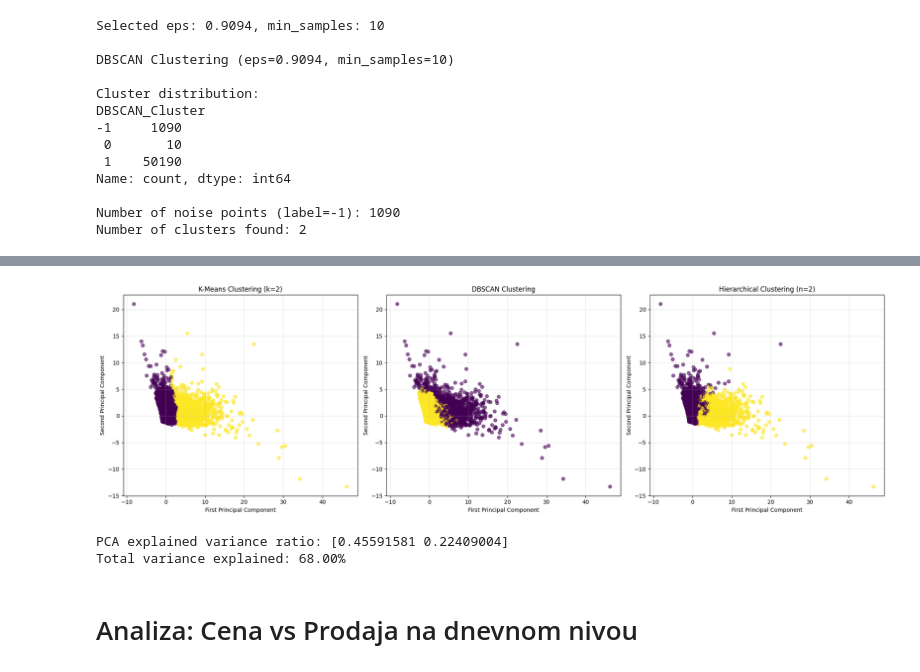
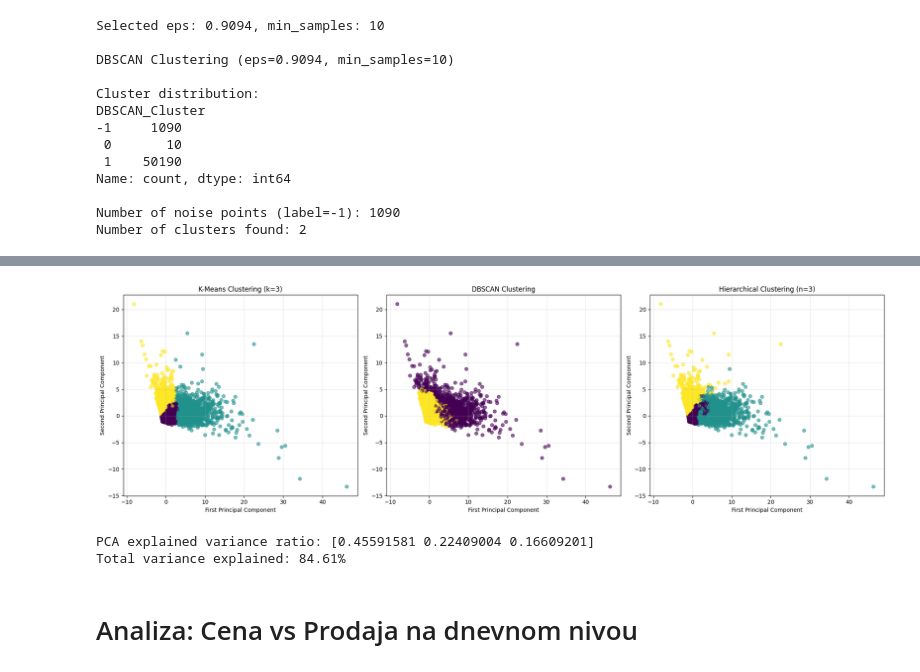
Before and after one commit to anastasijasavov/machine-learning, a Jupyter notebook: notebooks/global_superstore_20260208.ipynb, the cells around one changed output, grey strips where cells are left out. Drawn from its saved outputs; the diff is of its cells as text; code cells hidden in the pictures.

```diff
--- a/notebooks/global_superstore_20260208.ipynb
+++ b/notebooks/global_superstore_20260208.ipynb
@@ -280,6 +423,6 @@ df['Order_Priority_encoded'] = df['Order Priority'].map({
 # %%
 # Bucket Market into Continent, then one-hot encode categorical features
-from sklearn.preprocessing import LabelEncoder
+
 
 df_cluster = df.copy()
 
@@ -296,11 +439,11 @@ continent_map = {
 df_cluster['Continent'] = df_cluster['Market'].map(continent_map)
 
 # One-hot encode: Continent, Ship Mode, Segment
-ohe_cols = ['Continent', 'Ship Mode', 'Segment']
+ohe_cols = [ 'Ship Mode', 'Segment', 'Continent']#
 df_ohe = pd.get_dummies(df_cluster[ohe_cols], drop_first=True)
 
 # Drop the original columns + Market
-df_cluster = df_cluster.drop(columns=ohe_cols + ['Market'])
+df_cluster = df_cluster.drop(columns=ohe_cols + ['Market'])#
 
 # Add the one-hot encoded columns
 df_cluster = pd.concat([df_cluster, df_ohe], axis=1)
@@ -309,6 +452,9 @@ df_cluster = pd.concat([df_cluster, df_ohe], axis=1)
 remaining_cat = df_cluster.select_dtypes(include=['object']).columns.tolist()
 label_encoders = {}
 for col in remaining_cat:
+    # Skip Category and Sub-Category - keep them as categorical
+    if col in ['Category', 'Sub-Category']:
+        continue
     le = LabelEncoder()
     df_cluster[col] = le.fit_transform(df_cluster[col].astype(str))
     label_encoders[col] = le
@@ -363,12 +670,12 @@ plt.show()
 # %%
-# Prepare data for clustering - remove nulls and scale
-from sklearn.preprocessing import StandardScaler
-
-df_cluster_clean = df_cluster.dropna()
-df_cluster_clean = df_cluster_clean[['Sales', 'Quantity', 'Discount', 'Profit', 'Shipping Cost']]
-scaler = StandardScaler()
-X_scaled = scaler.fit_transform(df_cluster_clean)
-
-print(f"Shape of data for clustering: {X_scaled.shape}")
-print(f"Number of features: {X_scaled.shape[1]}")
-print(f"Number of samples: {X_scaled.shape[0]}")
+## Prepare data for clustering - remove nulls and scale
+#from sklearn.preprocessing import StandardScaler
+#
+#df_cluster_clean = df_cluster.dropna()
+##df_cluster_clean = df_cluster_clean[['Sales', 'Quantity', 'Discount', 'Profit', 'Shipping Cost']]
+#scaler = StandardScaler()
+#X_scaled = scaler.fit_transform(df_cluster_clean)
+#
+#print(f"Shape of data for clustering: {X_scaled.shape}")
+#print(f"Number of features: {X_scaled.shape[1]}")
+#print(f"Number of samples: {X_scaled.shape[0]}")
@@ -421,6 +735,6 @@ plt.show()
 # %%
 # Apply K-Means with optimal k
-optimal_k = 2
+optimal_k = 3
 
 kmeans = KMeans(n_clusters=optimal_k, random_state=42, n_init=10)
 df_cluster_clean['KMeans_Cluster'] = kmeans.fit_predict(X_scaled)
@@ -502,7 +818,7 @@ Number of clusters found: 2
 # Apply Hierarchical Clustering
 from sklearn.cluster import AgglomerativeClustering
 
-n_clusters = 2
+n_clusters = 3
 hierarchical = AgglomerativeClustering(n_clusters=n_clusters, linkage='ward')
 df_cluster_clean['Hierarchical_Cluster'] = hierarchical.fit_predict(X_scaled)
 
@@ -566,38 +883,38 @@ Hierarchical          0.533928       15442.210489        1.139212
 # Visualize clusters with PCA
 from sklearn.decomposition import PCA
 
-pca = PCA(n_components=2)
+pca = PCA(n_components=3)
 X_pca = pca.fit_transform(X_scaled)
 
 fig, axes = plt.subplots(1, 3, figsize=(20, 6))
 
 axes[0].scatter(X_pca[:, 0], X_pca[:, 1], c=df_cluster_clean['KMeans_Cluster'], cmap='viridis', alpha=0.6)
 axes[0].set_title(f'K-Means Clustering (k={optimal_k})')
 axes[0].set_xlabel('First Principal Component')
 axes[0].set_ylabel('Second Principal Component')
 axes[0].grid(True, alpha=0.3)
 
 axes[1].scatter(X_pca[:, 0], X_pca[:, 1], c=df_cluster_clean['DBSCAN_Cluster'], cmap='viridis', alpha=0.6)
 axes[1].set_title('DBSCAN Clustering')
 axes[1].set_xlabel('First Principal Component')
 axes[1].set_ylabel('Second Principal Component')
 axes[1].grid(True, alpha=0.3)
 
 axes[2].scatter(X_pca[:, 0], X_pca[:, 1], c=df_cluster_clean['Hierarchical_Cluster'], cmap='viridis', alpha=0.6)
 axes[2].set_title(f'Hierarchical Clustering (n={n_clusters})')
 axes[2].set_xlabel('First Principal Component')
 axes[2].set_ylabel('Second Principal Component')
 axes[2].grid(True, alpha=0.3)
 
 plt.tight_layout()
 plt.show()
 
 print(f"\nPCA explained variance ratio: {pca.explained_variance_ratio_}")
 print(f"Total variance explained: {pca.explained_variance_ratio_.sum():.2%}")
 # %% [output]
-[figure, old version]
+[figure, new version]
-PCA explained variance ratio: [0.45591581 0.22409004]
-Total variance explained: 68.00%
+PCA explained variance ratio: [0.45591581 0.22409004 0.16609201]
+Total variance explained: 84.61%
 # %% [markdown]
 # Analiza: Cena vs Prodaja na dnevnom nivou
 # %%
```
Also changed, not shown: parts of 30 cells of this notebook.
